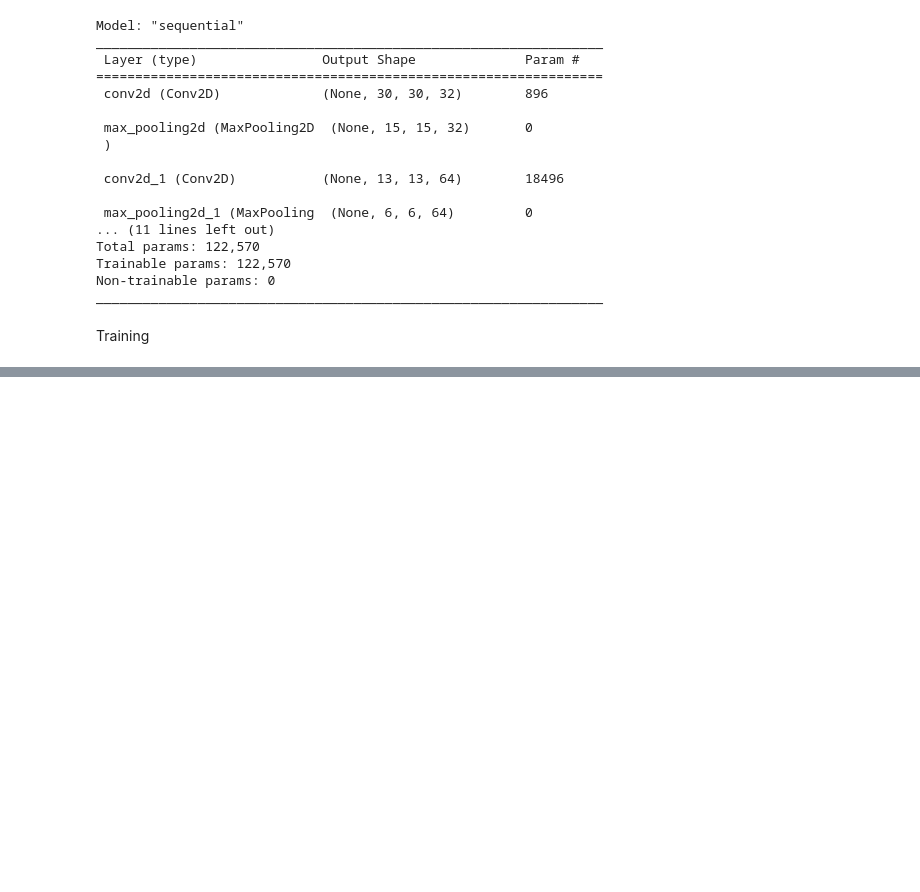
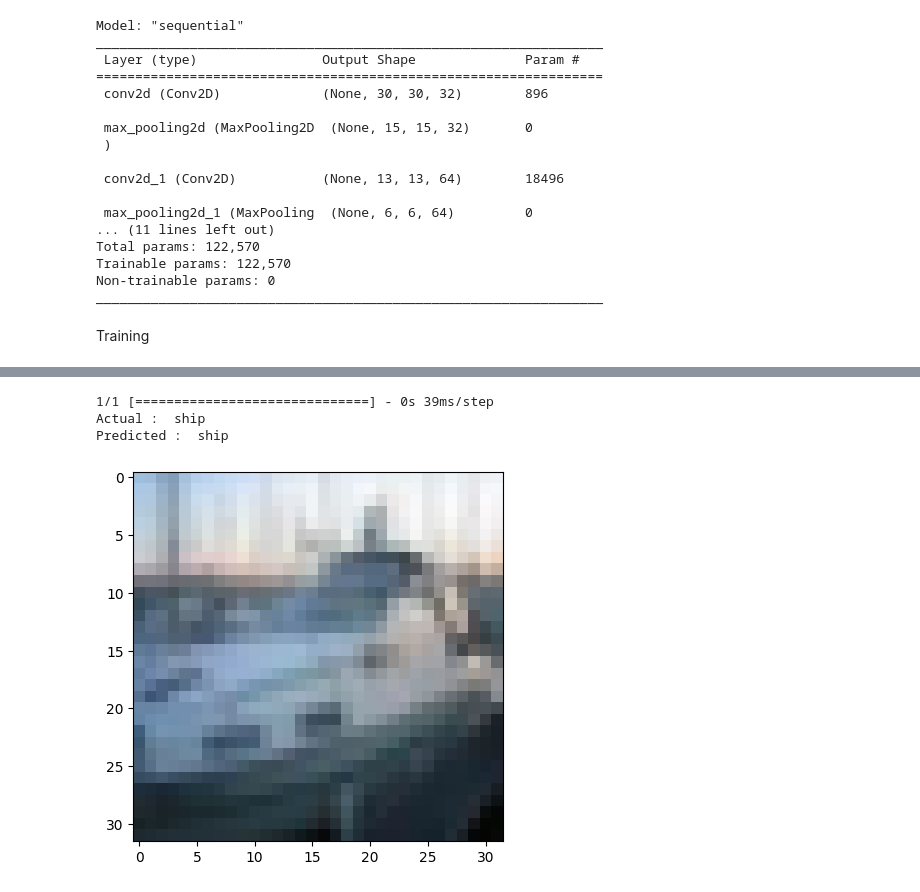
Before and after one commit to sumukhbhat12/Tensor-Flow-Course-FreeCodeCamp, a Jupyter notebook: Convolutional_Neural_Network.ipynb, the cells around one changed output, grey strips where cells are left out. Saved outputs shown, nothing was run; the diff lists cells and outputs as text; code cells hidden in the pictures; blank space fills up the shorter version.

```diff
--- a/Convolutional_Neural_Network.ipynb
+++ b/Convolutional_Neural_Network.ipynb
@@ -142,0 +170,7 @@ Epoch 10/10
+# %%
+get_predictions(2)
+# %% [output]
+1/1 [==============================] - 0s 39ms/step
+Actual :  ship
+Predicted :  ship
+[figure, added]
```
Also changed, not shown: parts of 8 cells of this notebook.
